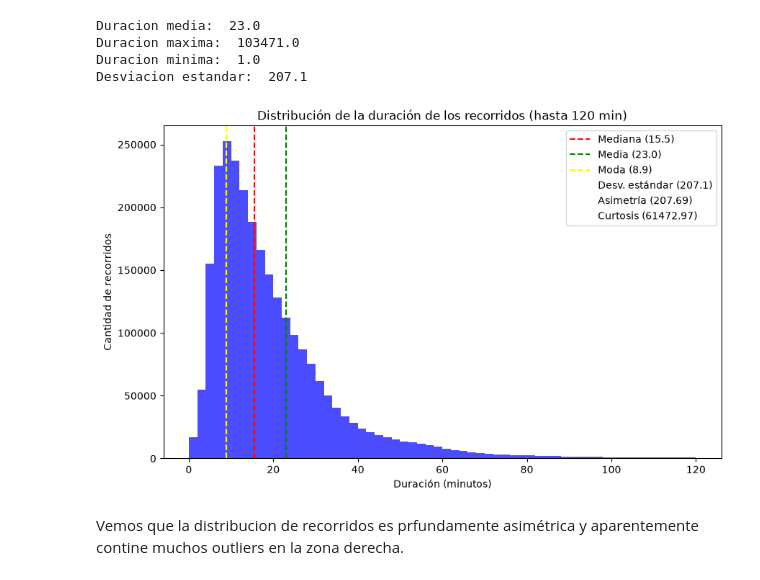
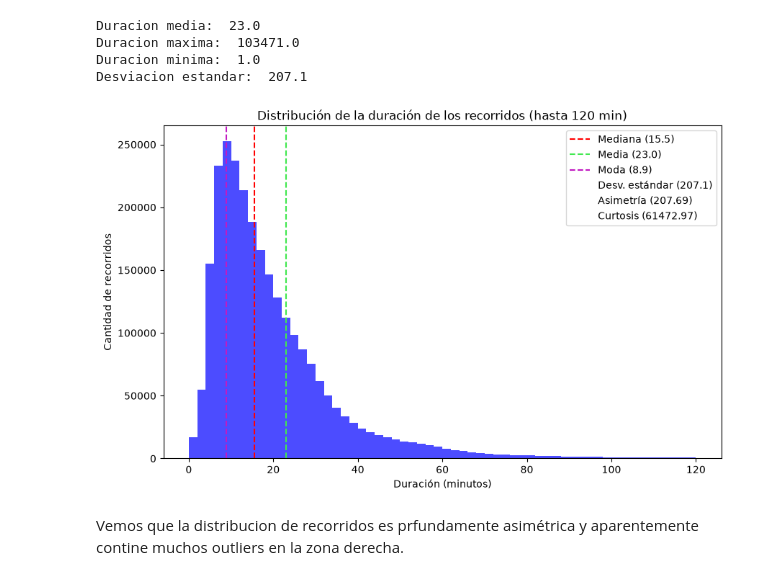
Before and after one commit to brigere/data-anlysis-ceia, a Jupyter notebook: tp_final_2026.ipynb, the cells around one changed output. Cells and saved outputs as stored; diff of their text form; code cells hidden in the pictures.

```diff
--- a/tp_final_2026.ipynb
+++ b/tp_final_2026.ipynb
@@ -477,34 +477,34 @@ Desviacion estandar:  207.1
 # %%
 fig, plot = plt.subplots(figsize=(10, 6))
 
 moda = df_recorridos['duracion_recorrido_min'].mode()[0]
 mediana = df_recorridos['duracion_recorrido_min'].median()
 media = df_recorridos['duracion_recorrido_min'].mean()
 skewness = df_recorridos['duracion_recorrido_min'].skew()
 curtosis = df_recorridos['duracion_recorrido_min'].kurtosis()
 
 desviacion_estandar = df_recorridos['duracion_recorrido_min'].std()
 
 # se grafica hasta 120 min, esto de sebe a que hay valures muy grandes de recorrido (outliers)
 # que hacen que el grafico que inilegible cuando se incluyen
 limite_min = 120
 plot.hist(df_recorridos['duracion_recorrido_min'], bins=60, range=(0, limite_min), color='blue', alpha=0.7)
 
 plot.axvline(mediana, color='red', linestyle='--', label='Mediana ({:.1f})'.format(mediana))
-plot.axvline(df_recorridos['duracion_recorrido_min'].mean(), color='green', linestyle='--', label='Media ({:.1f})'.format(media))
-plot.axvline(df_recorridos['duracion_recorrido_min'].mode()[0], color='yellow', linestyle='--', label='Moda ({:.1f})'.format(moda))
+plot.axvline(df_recorridos['duracion_recorrido_min'].mean(), color="#42E850", linestyle='--', label='Media ({:.1f})'.format(media))
+plot.axvline(df_recorridos['duracion_recorrido_min'].mode()[0], color="#c21ac2", linestyle='--', label='Moda ({:.1f})'.format(moda))
 plot.plot([], [], ' ', label='Desv. estándar ({:.1f})'.format(desviacion_estandar))
 plot.plot([], [], ' ', label='Asimetría ({:.2f})'.format(skewness))
 plot.plot([], [], ' ', label='Curtosis ({:.2f})'.format(curtosis))
 
 plot.set_title('Distribución de la duración de los recorridos (hasta 120 min)')
 plot.set_xlabel('Duración (minutos)')
 plot.set_ylabel('Cantidad de recorridos')
 plot.legend()
 
 plt.show()
 # %% [output]
-[figure, old version]
+[figure, new version]
 # %% [markdown]
 Vemos que la distribucion de recorridos es prfundamente asimétrica y aparentemente contine muchos outliers en la zona derecha.
 # %%
```
Also changed, not shown: parts of 34 cells of this notebook.
